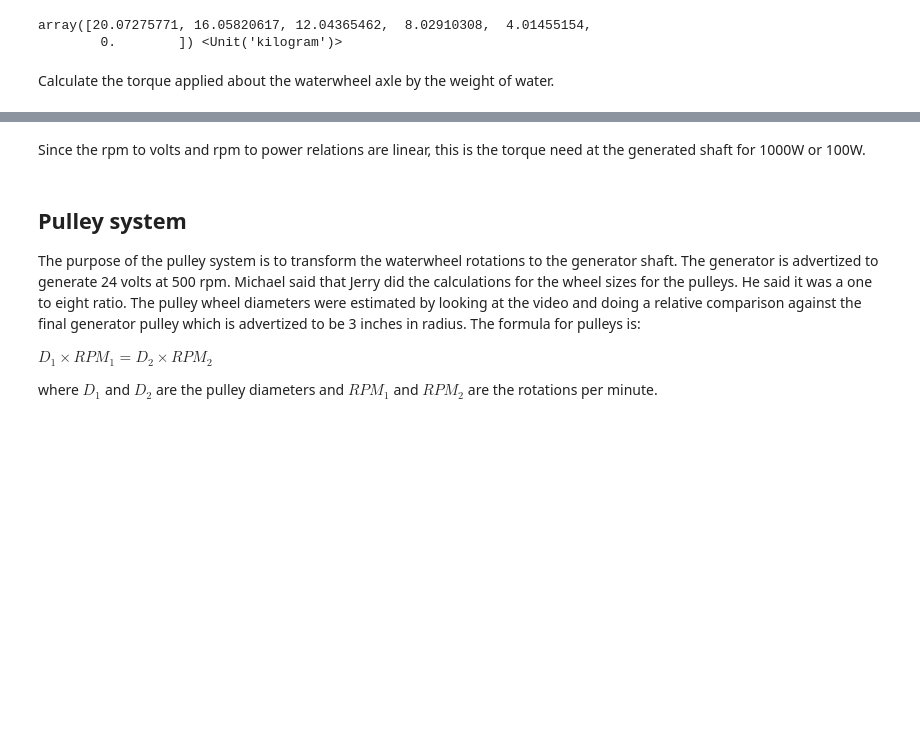
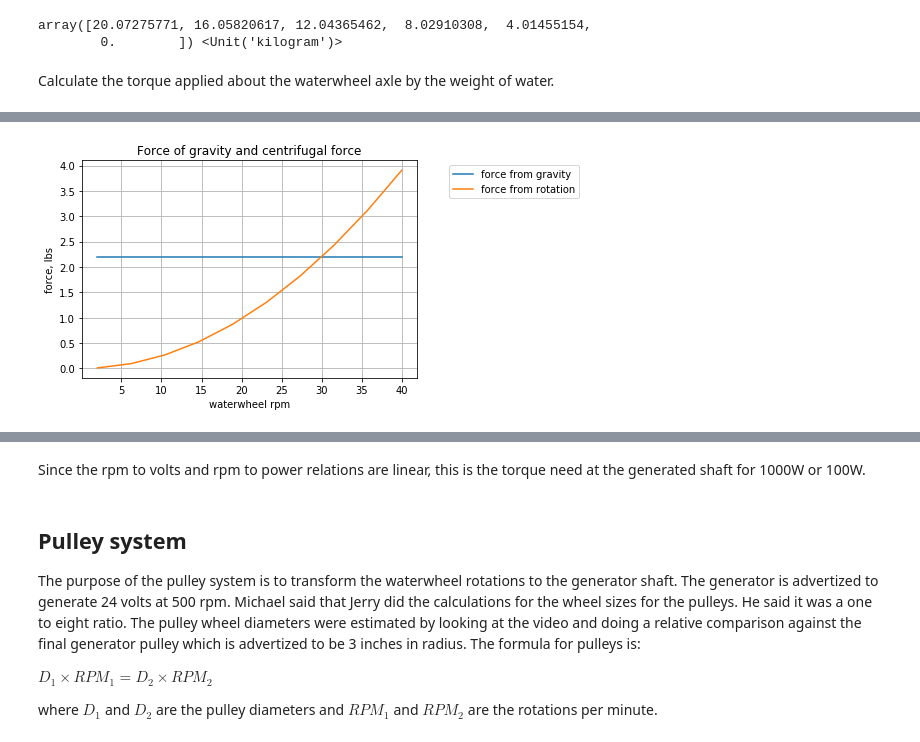
Before and after one commit to Tiburonboy/EE_jupyter_notebooks, a Jupyter notebook: Overshot waterwheel hydroelectric power system analysis/Overshot waterwheel hydroelectric power system analysis.ipynb, the cells around one changed output, grey strips where cells are left out. Cells and saved outputs as stored; diff of their text form; code cells hidden in the pictures; blank space fills up the shorter version.

```diff
--- a/Overshot waterwheel hydroelectric power system analysis/Overshot waterwheel hydroelectric power system analysis.ipynb
+++ b/Overshot waterwheel hydroelectric power system analysis/Overshot waterwheel hydroelectric power system analysis.ipynb
@@ -1087,3 +477,0 @@ array([68.60527601, 68.60527601, 68.60527601, 68.60527601, 68.60527601,
-# %%
-g = 9.80665*ureg.meter/(ureg.sec**2)
-rho = 999.75*ureg.kg/(ureg.meter**3) # density of water at 50F or 10C, kg/m3
@@ -1272,0 +478,7 @@ generator shaft torque: 15.7 ft·lbf
+# %%
+avg_water_radius = (outer_radius + inner_radius)/2
+theta = np.linspace(0,135,num_buckets_in_play)*np.pi/180 # angular location of the chamber, degrees converted to radians
+tau = (mass_per_bucket*avg_water_radius*np.sin(theta)).sum() # sum of torques from each chamber
+#print('stall torque on water wheel axel: {:s}'.format(f"{tau.to('foot pound'):.3f~P}") )
+print('stall torque on water wheel axel in base units: {:s}'.format(f"{tau:.1f~P}") )
+print('stall torque on water wheel axel: {:s}'.format(f"{tau.to('pound feet'):.1f~P}") )
@@ -1272,0 +583,22 @@ generator shaft torque: 15.7 ft·lbf
+# %%
+wheel_revs_per_sec = np.linspace(2,40,10)*ureg.rpm
+omega = wheel_revs_per_sec.to_base_units()
+
+m = 1*ureg.kg
+r = avg_water_radius
+ffg = np.ones(len(omega))*(m*g)
+
+plt.plot(omega.to('rpm'),ffg.to('force_pound'),label='force from gravity')
+plt.plot(omega.to('rpm'),(m*r*omega**2).to('force_pound'),label='force from rotation')
+
+plt.legend(bbox_to_anchor=(1.5, 1))
+plt.grid()
+
+#plt.ylim((0,10))
+plt.ylabel('force, lbs')
+plt.xlabel('waterwheel rpm')
+
+plt.title('Force of gravity and centrifugal force')
+plt.show()
+# %% [output]
+[figure, added]
```
Also changed, not shown: parts of 215 cells of this notebook.
